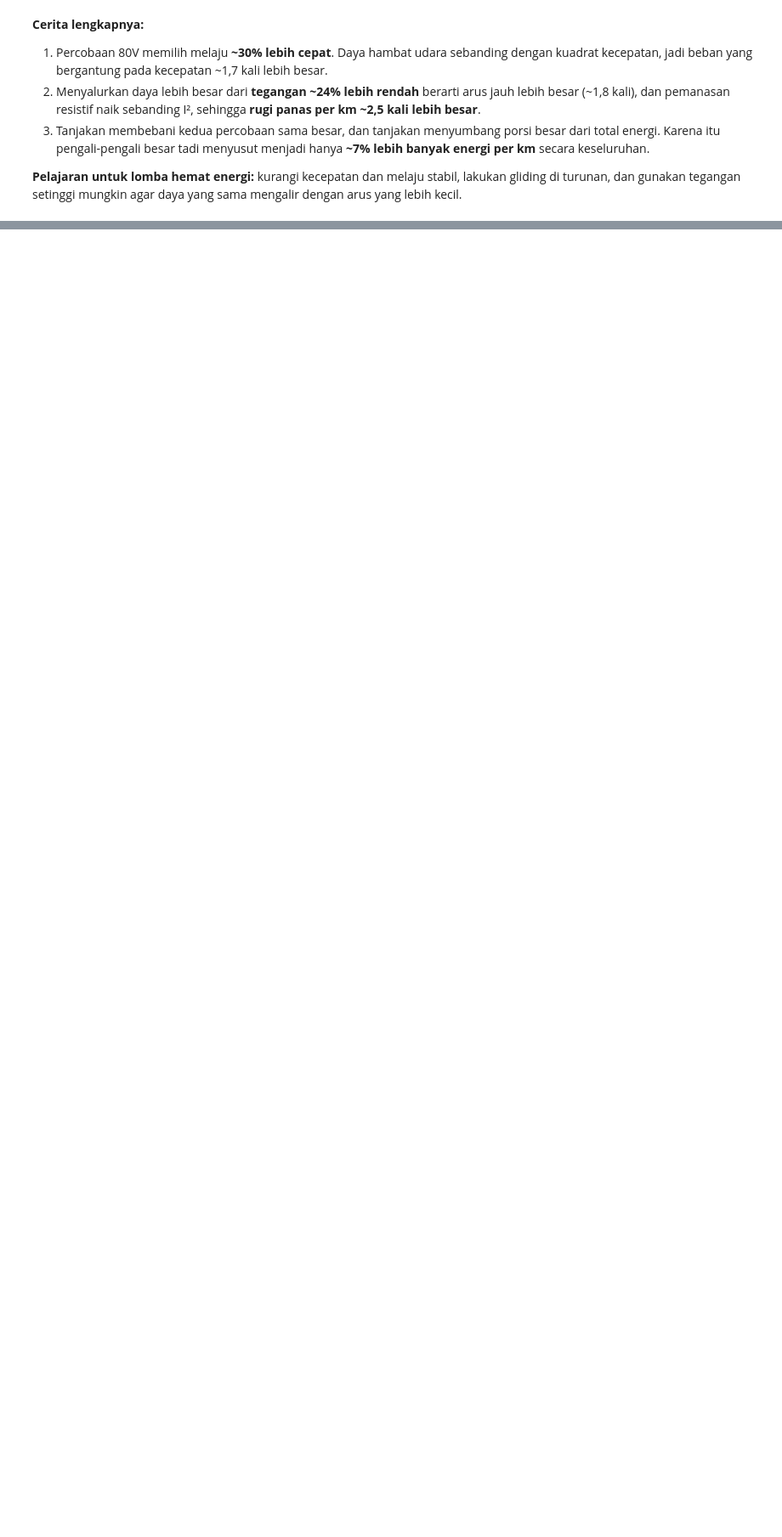
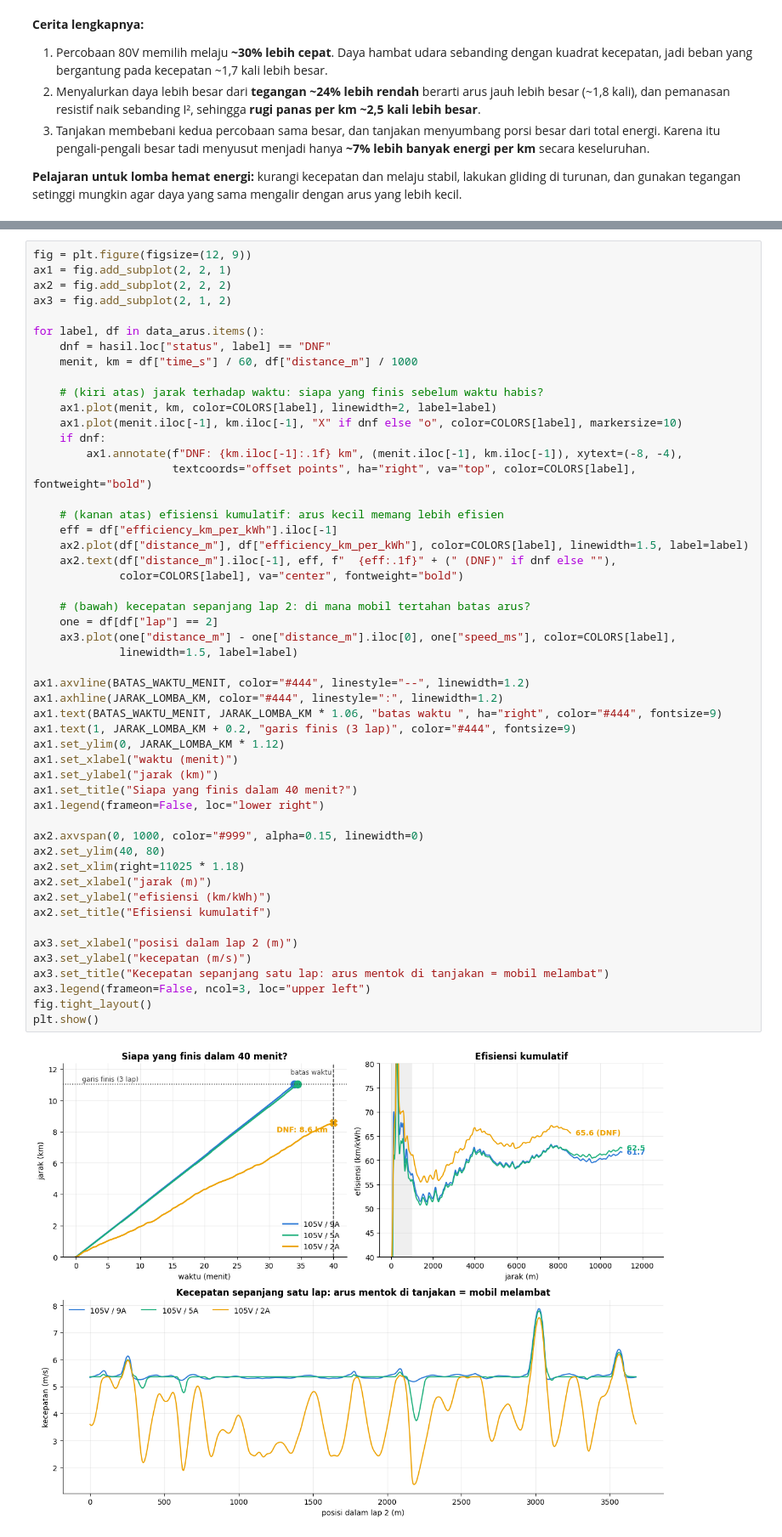
Before and after one commit to Antasena-ITS-Team/ASC_Simulator, a Jupyter notebook: EDA_ASC_solution.ipynb, the cells around one changed output, grey strips where cells are left out. Shown at 85% size. Drawn from its saved outputs; the diff is of its cells as text; blank space fills up the shorter version.

```diff
--- a/EDA_ASC_solution.ipynb
+++ b/EDA_ASC_solution.ipynb
@@ -710,0 +745,53 @@ plt.show()
+# %%
+fig = plt.figure(figsize=(12, 9))
+ax1 = fig.add_subplot(2, 2, 1)
+ax2 = fig.add_subplot(2, 2, 2)
+ax3 = fig.add_subplot(2, 1, 2)
+
+for label, df in data_arus.items():
+    dnf = hasil.loc["status", label] == "DNF"
+    menit, km = df["time_s"] / 60, df["distance_m"] / 1000
+
+    # (kiri atas) jarak terhadap waktu: siapa yang finis sebelum waktu habis?
+    ax1.plot(menit, km, color=COLORS[label], linewidth=2, label=label)
+    ax1.plot(menit.iloc[-1], km.iloc[-1], "X" if dnf else "o", color=COLORS[label], markersize=10)
+    if dnf:
+        ax1.annotate(f"DNF: {km.iloc[-1]:.1f} km", (menit.iloc[-1], km.iloc[-1]), xytext=(-8, -4),
+                     textcoords="offset points", ha="right", va="top", color=COLORS[label], fontweight="bold")
+
+    # (kanan atas) efisiensi kumulatif: arus kecil memang lebih efisien
+    eff = df["efficiency_km_per_kWh"].iloc[-1]
+    ax2.plot(df["distance_m"], df["efficiency_km_per_kWh"], color=COLORS[label], linewidth=1.5, label=label)
+    ax2.text(df["distance_m"].iloc[-1], eff, f"  {eff:.1f}" + (" (DNF)" if dnf else ""),
+             color=COLORS[label], va="center", fontweight="bold")
+
+    # (bawah) kecepatan sepanjang lap 2: di mana mobil tertahan batas arus?
+    one = df[df["lap"] == 2]
+    ax3.plot(one["distance_m"] - one["distance_m"].iloc[0], one["speed_ms"], color=COLORS[label],
+             linewidth=1.5, label=label)
+
+ax1.axvline(BATAS_WAKTU_MENIT, color="#444", linestyle="--", linewidth=1.2)
+ax1.axhline(JARAK_LOMBA_KM, color="#444", linestyle=":", linewidth=1.2)
+ax1.text(BATAS_WAKTU_MENIT, JARAK_LOMBA_KM * 1.06, "batas waktu ", ha="right", color="#444", fontsize=9)
+ax1.text(1, JARAK_LOMBA_KM + 0.2, "garis finis (3 lap)", color="#444", fontsize=9)
+ax1.set_ylim(0, JARAK_LOMBA_KM * 1.12)
+ax1.set_xlabel("waktu (menit)")
+ax1.set_ylabel("jarak (km)")
+ax1.set_title("Siapa yang finis dalam 40 menit?")
+ax1.legend(frameon=False, loc="lower right")
+
+ax2.axvspan(0, 1000, color="#999", alpha=0.15, linewidth=0)
+ax2.set_ylim(40, 80)
+ax2.set_xlim(right=11025 * 1.18)
+ax2.set_xlabel("jarak (m)")
+ax2.set_ylabel("efisiensi (km/kWh)")
+ax2.set_title("Efisiensi kumulatif")
+
+ax3.set_xlabel("posisi dalam lap 2 (m)")
+ax3.set_ylabel("kecepatan (m/s)")
+ax3.set_title("Kecepatan sepanjang satu lap: arus mentok di tanjakan = mobil melambat")
+ax3.legend(frameon=False, ncol=3, loc="upper left")
+fig.tight_layout()
+plt.show()
+# %% [output]
+[figure, added]
```
Also changed, not shown: parts of 5 cells of this notebook, 2 other files.
